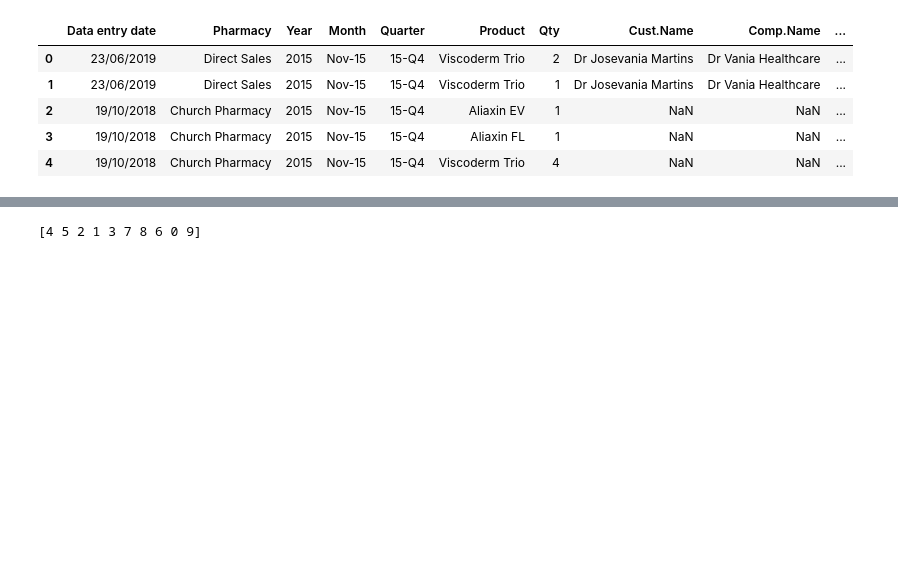
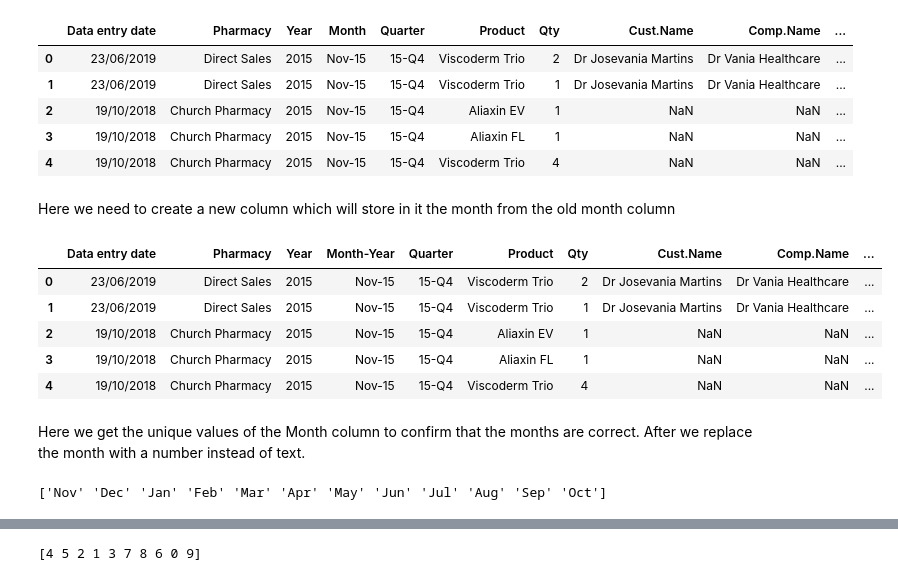
Before and after one commit to Rushayeal/Dissertation, a Jupyter notebook: Source/Rushayeal-Forecasting.ipynb, the cells around one changed output, grey strips where cells are left out. Cells and saved outputs as stored; diff of their text form; code cells hidden in the pictures; blank space fills up the shorter version.

```diff
--- a/Source/Rushayeal-Forecasting.ipynb
+++ b/Source/Rushayeal-Forecasting.ipynb
@@ -57,3 +63,26 @@ df_sales.head(5)
 | 2 | 19/10/2018 | Church Pharmacy | 2015 | Nov-15 | 15-Q4 | Aliaxin EV | 1 | NaN | NaN | ... |
 | 3 | 19/10/2018 | Church Pharmacy | 2015 | Nov-15 | 15-Q4 | Aliaxin FL | 1 | NaN | NaN | ... |
 | 4 | 19/10/2018 | Church Pharmacy | 2015 | Nov-15 | 15-Q4 | Viscoderm Trio | 4 | NaN | NaN | ... |
+# %% [markdown]
+Here we need to create a new column which will store in it the month from the old month column
+# %%
+#df_sales['Date']= pd.to_datetime(df_sales['Month'], errors='ignore', format='%d%m%Y')
+new = df_sales["Month"].str.split("-", n = 1, expand = True)
+df_sales["NewMonth"]= new[0]
+
+df_sales.rename(columns = {'Month':'Month-Year'}, inplace = True)
+df_sales.rename(columns = {'NewMonth':'Month'}, inplace = True)
+df_sales.head(5)
+# %% [output]
+|  | Data entry date | Pharmacy | Year | Month-Year | Quarter | Product | Qty | Cust.Name | Comp.Name | ... |
+| 0 | 23/06/2019 | Direct Sales | 2015 | Nov-15 | 15-Q4 | Viscoderm Trio | 2 | Dr Josevania Martins | Dr Vania Healthcare | ... |
+| 1 | 23/06/2019 | Direct Sales | 2015 | Nov-15 | 15-Q4 | Viscoderm Trio | 1 | Dr Josevania Martins | Dr Vania Healthcare | ... |
+| 2 | 19/10/2018 | Church Pharmacy | 2015 | Nov-15 | 15-Q4 | Aliaxin EV | 1 | NaN | NaN | ... |
+| 3 | 19/10/2018 | Church Pharmacy | 2015 | Nov-15 | 15-Q4 | Aliaxin FL | 1 | NaN | NaN | ... |
+| 4 | 19/10/2018 | Church Pharmacy | 2015 | Nov-15 | 15-Q4 | Viscoderm Trio | 4 | NaN | NaN | ... |
+# %% [markdown]
+Here we get the unique values of the Month column to confirm that the months are correct. After we replace the month with a number instead of text.
+# %%
+print(df_sales['Month'].unique())
+# %% [output]
+['Nov' 'Dec' 'Jan' 'Feb' 'Mar' 'Apr' 'May' 'Jun' 'Jul' 'Aug' 'Sep' 'Oct']
```
Also changed, not shown: parts of 22 cells of this notebook, 3 other files.
